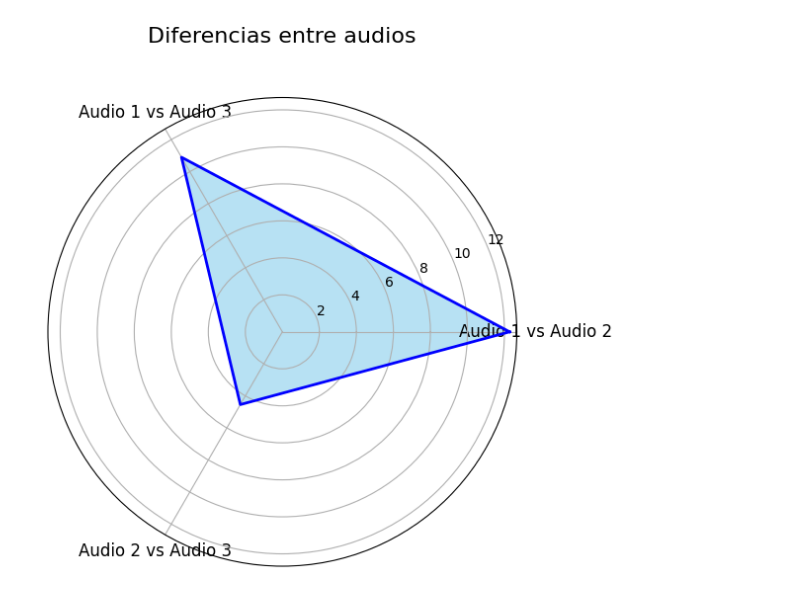
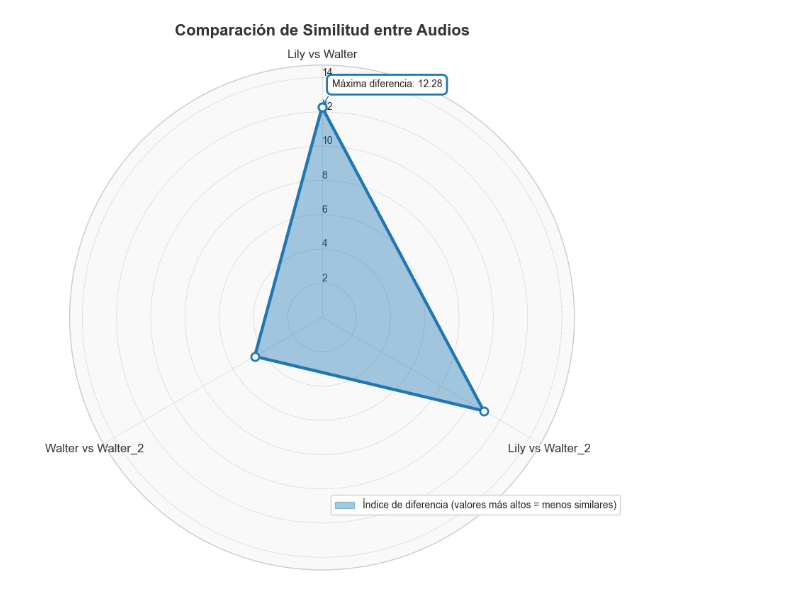
Before and after one commit to Wamach/MCD_PYCD, a Jupyter notebook: Tareas/Tarea 6/Actividad_6.ipynb, the cells around one changed output. Saved outputs shown, nothing was run; the diff lists cells and outputs as text; code cells hidden in the pictures.

Commit message:
actividad y reporte 6

```diff
--- a/Tareas/Tarea 6/Actividad_6.ipynb
+++ b/Tareas/Tarea 6/Actividad_6.ipynb
@@ -1,5 +1,12 @@
 # %%
 import librosa
+import matplotlib.pyplot as plt
+
+# Configuración estética global
+plt.style.use('seaborn-v0_8-pastel')
+plt.rcParams['figure.facecolor'] = 'white'
+plt.rcParams['axes.grid'] = True
+plt.rcParams['grid.alpha'] = 0.3
 
 # Cargar archivos .ogg
 audio_files = ["audio_lily.ogg", "audio_walter.ogg", "audio_walter_2.ogg"]
@@ -90,35 +186,62 @@ Diferencia media entre Audio 2 y Audio 3: 4.54
 # %%
 import numpy as np
 import matplotlib.pyplot as plt
+from matplotlib.patches import Patch
 
-# Datos de diferencias
-differences = [12.28, 10.90, 4.54] # asigne los valores manualmente
-labels = ["Audio 1 vs Audio 2", "Audio 1 vs Audio 3", "Audio 2 vs Audio 3"]
+# Datos
+differences = [12.28, 10.90, 4.54]
+labels = ["Lily vs Walter", "Lily vs Walter_2", "Walter vs Walter_2"]
 
-# Ángulos para el gráfico de radar
+# Preparación de ángulos
 angles = np.linspace(0, 2 * np.pi, len(labels), endpoint=False).tolist()
 angles += angles[:1]  # Cerrar el círculo
-
-# Cerrar los datos
 differences += differences[:1]
 
-# Crear el gráfico de radar
-fig, ax = plt.subplots(figsize=(6, 6), subplot_kw=dict(polar=True))
-ax.fill(angles, differences, color='skyblue', alpha=0.6)
-ax.plot(angles, differences, color='blue', linewidth=2)
+# Crear figura
+fig, ax = plt.subplots(figsize=(10, 8), subplot_kw=dict(polar=True))
 
-# Añadir etiquetas
+# Diseño mejorado del radar
+ax.fill(angles, differences, color='#1f77b4', alpha=0.4, edgecolor='#1f77b4', linewidth=3)
+ax.plot(angles, differences, color='#1f77b4', linewidth=3, marker='o', markersize=8, markerfacecolor='white', markeredgewidth=2)
+
+# Líneas radiales y anillos
+ax.set_theta_offset(np.pi/2)
+ax.set_theta_direction(-1)
+ax.set_rlabel_position(0)
+
+# Configuración de ejes
+ax.set_ylim(0, max(differences)*1.2)
 ax.set_xticks(angles[:-1])
-ax.set_xticklabels(labels, fontsize=12)
+ax.set_xticklabels(labels, fontsize=12, color='#333333')
 
-# Añadir título
-plt.title('Diferencias entre audios', fontsize=16, y=1.1)
+# Cuadrícula y anillos
+ax.grid(color='gray', linestyle=':', linewidth=0.5, alpha=0.7)
+ax.set_facecolor('#f9f9f9')
 
-# Mostrar el gráfico
+# Título y leyenda
+plt.title('Comparación de Similitud entre Audios',
+          fontsize=16, pad=30, color='#333333', fontweight='bold')
+
+# Anotaciones explicativas
+max_diff = max(differences[:-1])
+min_diff = min(differences[:-1])
+ax.annotate(f'Máxima diferencia: {max_diff}', xy=(angles[differences.index(max_diff)], max_diff),
+            xytext=(10, 20), textcoords='offset points',
+            bbox=dict(boxstyle='round,pad=0.5', fc='white', ec='#1f77b4', lw=2),
+            arrowprops=dict(arrowstyle='->', connectionstyle='arc3,rad=0.5', color='#1f77b4'))
+
+# Leyenda de interpretación
+legend_elements = [Patch(facecolor='#1f77b4', alpha=0.4, edgecolor='#1f77b4',
+                        label='Índice de diferencia (valores más altos = menos similares)')]
+ax.legend(handles=legend_elements, loc='lower right', bbox_to_anchor=(1.1, 0.1),
+          frameon=True, framealpha=0.9)
+
+# Ajustes finales
 plt.tight_layout()
+plt.savefig('actividad_6_grafica_radar.png')
 plt.show()
 # %% [output]
-[figure, old version]
+[figure, new version]
 # %%
 # Visualizar espectrogramas y espectros de frecuencia promedio
 plt.figure(figsize=(14, 10 * len(audios)))  # Ajustar el tamaño de la figura
```
Also changed, not shown: parts of 12 cells of this notebook, 10 other files.
